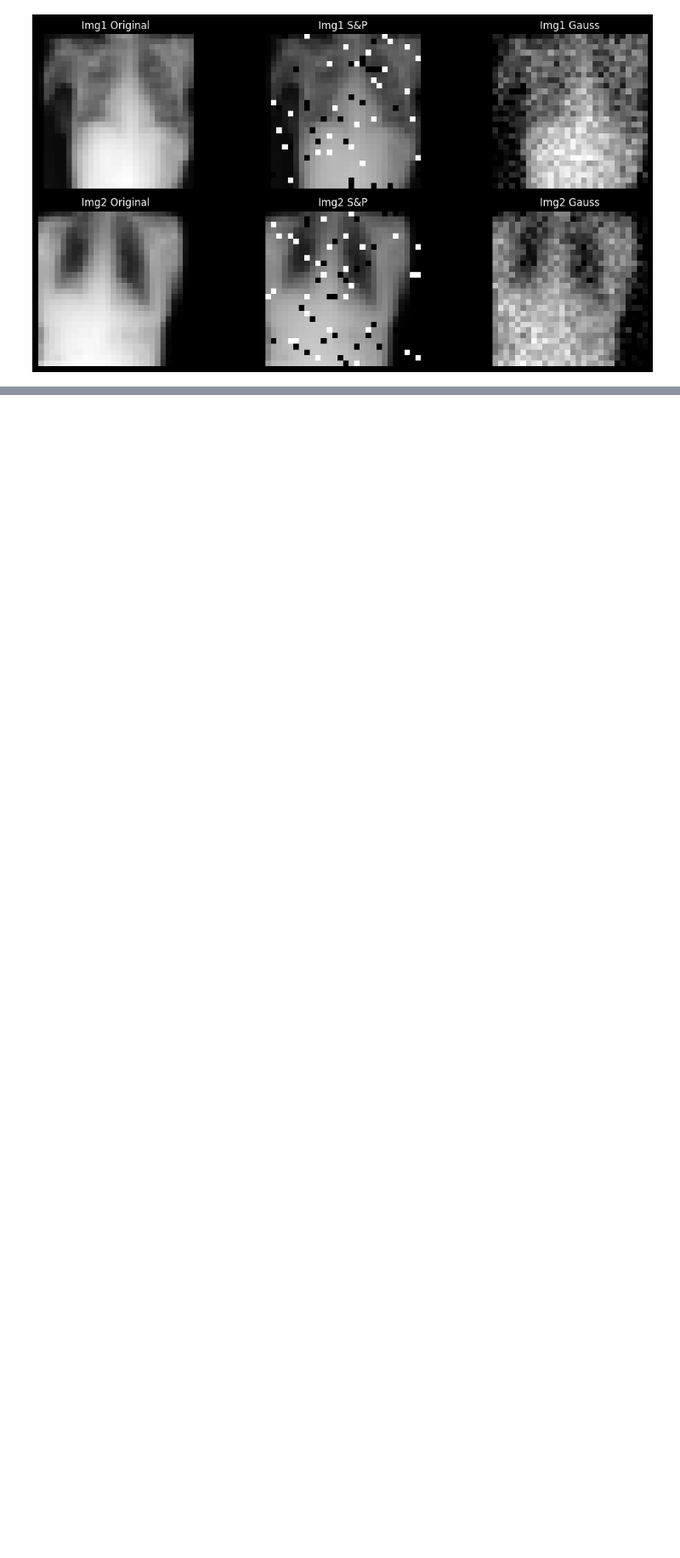
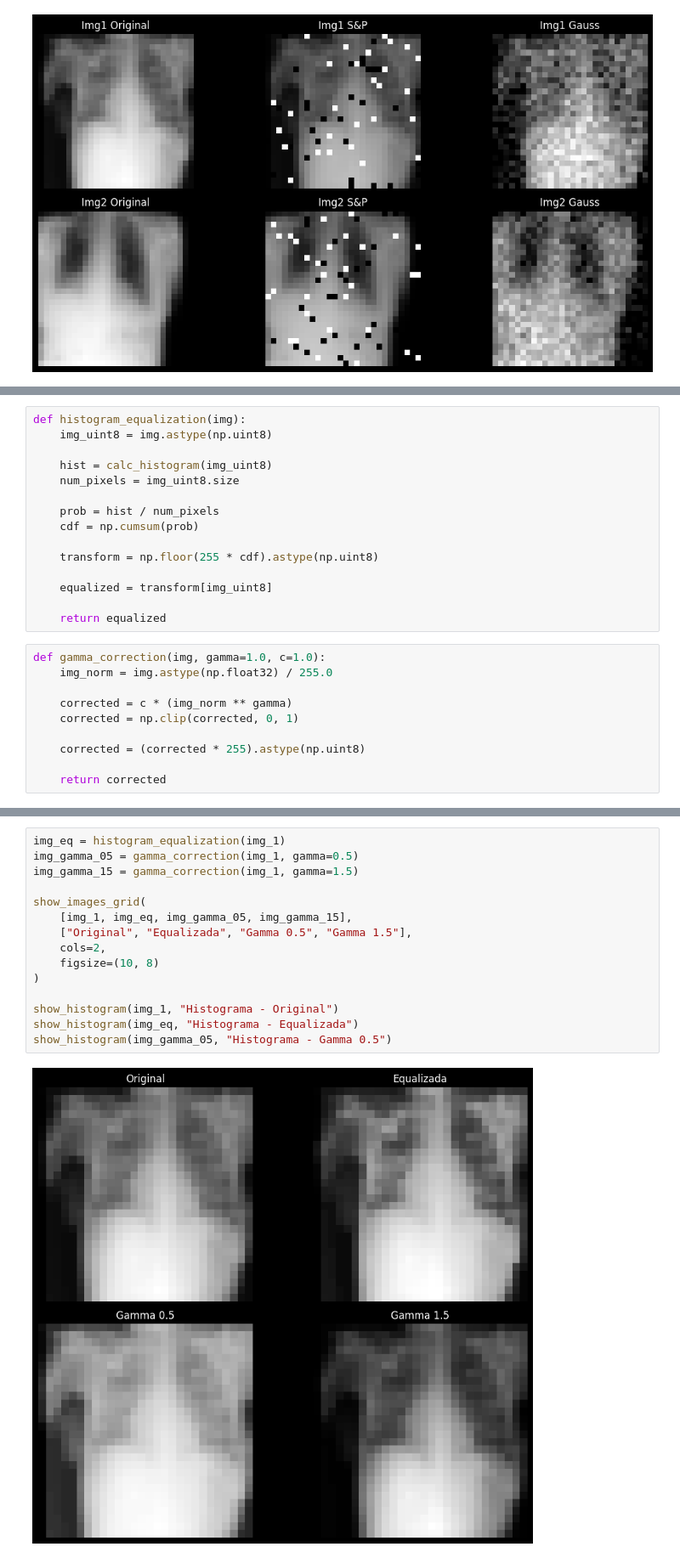
Before and after one commit to pedrxbro/digital-image-processing, a Jupyter notebook: medical-image-processing-pipeline/main.ipynb, the cells around one changed output, grey strips where cells are left out. Shown at 85% size. Saved outputs shown, nothing was run; the diff lists cells and outputs as text; blank space fills up the shorter version.

```diff
--- a/medical-image-processing-pipeline/main.ipynb
+++ b/medical-image-processing-pipeline/main.ipynb
@@ -148,0 +167,25 @@ teste
+# %%
+def histogram_equalization(img):
+    img_uint8 = img.astype(np.uint8)
+
+    hist = calc_histogram(img_uint8)
+    num_pixels = img_uint8.size
+
+    prob = hist / num_pixels
+    cdf = np.cumsum(prob)
+
+    transform = np.floor(255 * cdf).astype(np.uint8)
+
+    equalized = transform[img_uint8]
+
+    return equalized
+# %%
+def gamma_correction(img, gamma=1.0, c=1.0):
+    img_norm = img.astype(np.float32) / 255.0
+
+    corrected = c * (img_norm ** gamma)
+    corrected = np.clip(corrected, 0, 1)
+
+    corrected = (corrected * 255).astype(np.uint8)
+
+    return corrected
@@ -148,0 +198,17 @@ teste
+# %%
+img_eq = histogram_equalization(img_1)
+img_gamma_05 = gamma_correction(img_1, gamma=0.5)
+img_gamma_15 = gamma_correction(img_1, gamma=1.5)
+
+show_images_grid(
+    [img_1, img_eq, img_gamma_05, img_gamma_15],
+    ["Original", "Equalizada", "Gamma 0.5", "Gamma 1.5"],
+    cols=2,
+    figsize=(10, 8)
+)
+
+show_histogram(img_1, "Histograma - Original")
+show_histogram(img_eq, "Histograma - Equalizada")
+show_histogram(img_gamma_05, "Histograma - Gamma 0.5")
+# %% [output]
+[figure, added]
```
Also changed, not shown: parts of 5 cells of this notebook.
